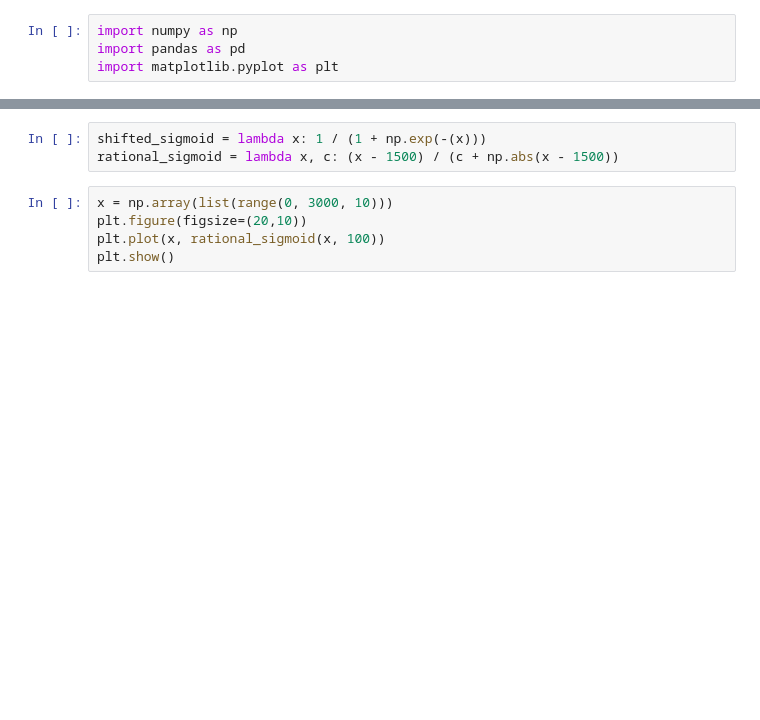
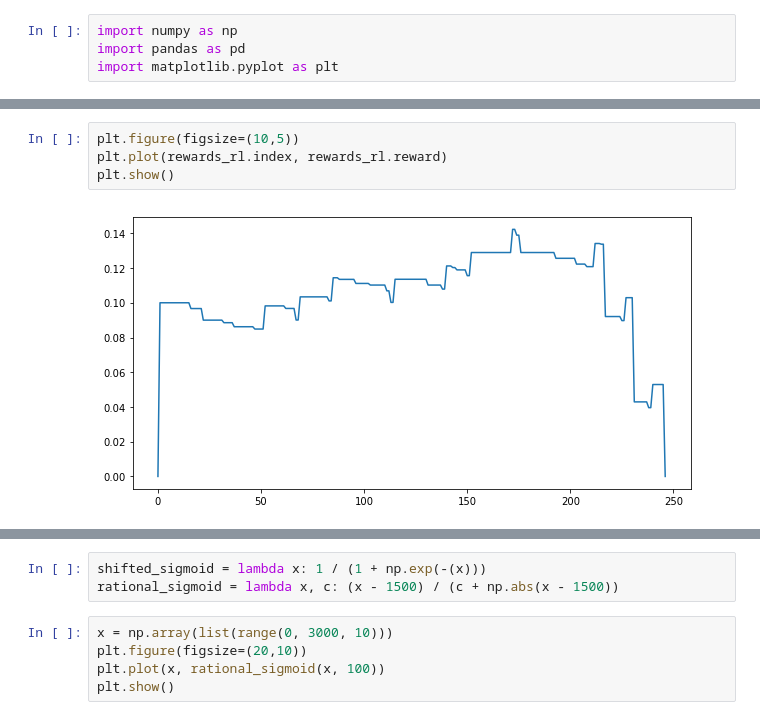
Before and after one commit to ARVILab/monopoly, a Jupyter notebook: loss_viz.ipynb, the cells around one changed output, grey strips where cells are left out. Saved outputs shown, nothing was run; the diff lists cells and outputs as text; blank space fills up the shorter version.

```diff
--- a/loss_viz.ipynb
+++ b/loss_viz.ipynb
@@ -88,0 +34,6 @@ metrics.shape, winrates.shape
+# %%
+plt.figure(figsize=(10,5))
+plt.plot(rewards_rl.index, rewards_rl.reward)
+plt.show()
+# %% [output]
+[figure, added]
```
Also changed, not shown: parts of 23 cells of this notebook, 9 other files.
